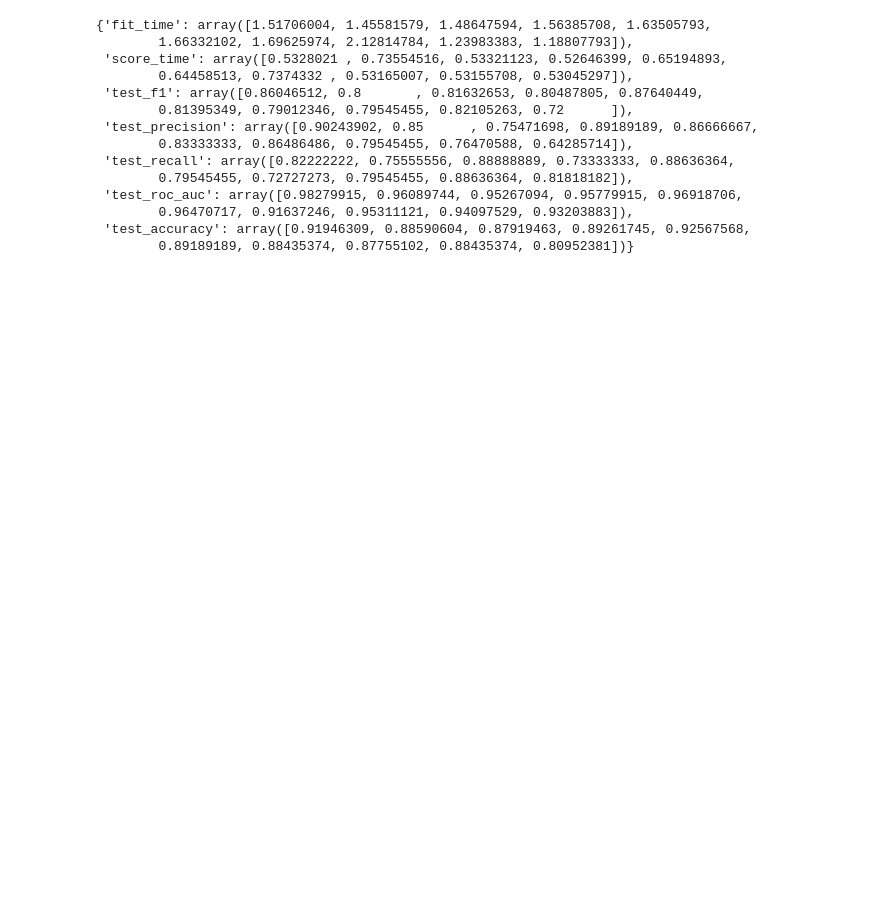
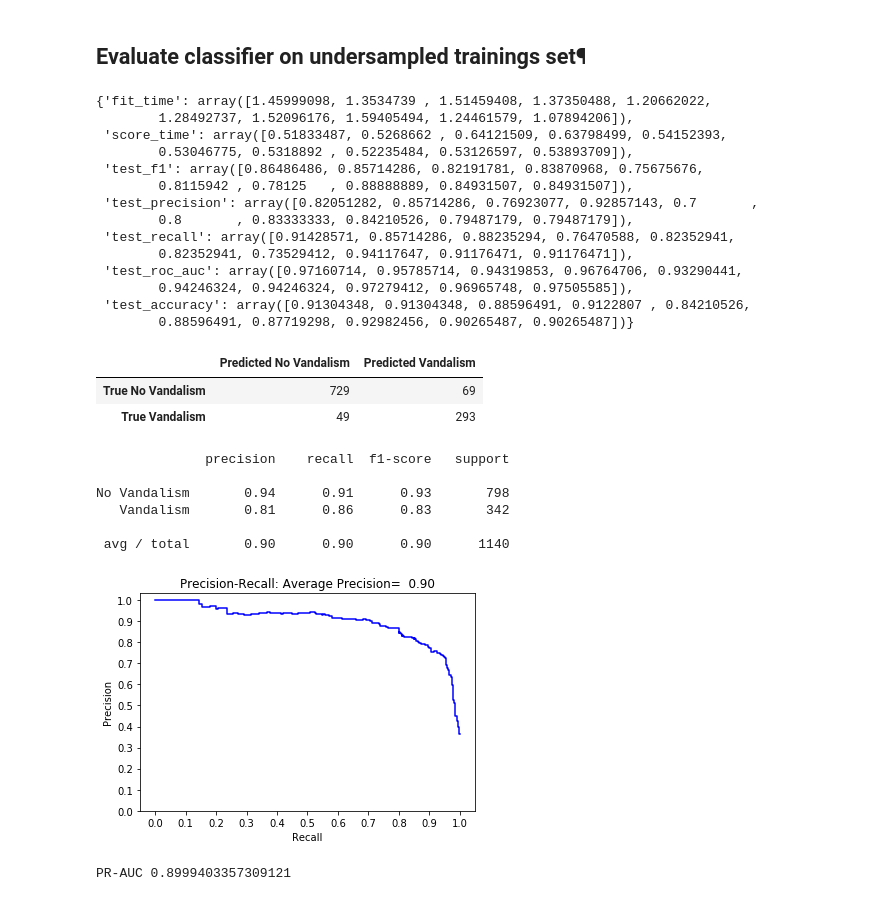
Before and after one commit to HPI-Information-Systems/wikipediatablevandalism, a Jupyter notebook: vandalism-classifier/notebook/single_label_classifier_evaluation.ipynb, the cells around one changed output. Drawn from its saved outputs; the diff is of its cells as text; code cells hidden in the pictures; blank space fills up the shorter version.

```diff
--- a/vandalism-classifier/notebook/single_label_classifier_evaluation.ipynb
+++ b/vandalism-classifier/notebook/single_label_classifier_evaluation.ipynb
@@ -17,20 +20,22 @@ features = '../data/features-total-80c4772.csv'
 preprocessor = Preprocessor(features, [Tags.BLANKING], BASELINE_FEATURE_COLUMNS, vandalism_sample_rate=0.3)
 output = preprocessor.run()
 clf = SingleLabelClassifier(output, 300)
+# %% [markdown]
+## Evaluate classifier on undersampled trainings set¶
 # %%
-clf.cross_validate()
+clf.train_cross_validate()
 # %% [output]
-{'fit_time': array([1.51706004, 1.45581579, 1.48647594, 1.56385708, 1.63505793,
-        1.66332102, 1.69625974, 2.12814784, 1.23983383, 1.18807793]),
- 'score_time': array([0.5328021 , 0.73554516, 0.53321123, 0.52646399, 0.65194893,
-        0.64458513, 0.7374332 , 0.53165007, 0.53155708, 0.53045297]),
- 'test_f1': array([0.86046512, 0.8       , 0.81632653, 0.80487805, 0.87640449,
-        0.81395349, 0.79012346, 0.79545455, 0.82105263, 0.72      ]),
- 'test_precision': array([0.90243902, 0.85      , 0.75471698, 0.89189189, 0.86666667,
-        0.83333333, 0.86486486, 0.79545455, 0.76470588, 0.64285714]),
- 'test_recall': array([0.82222222, 0.75555556, 0.88888889, 0.73333333, 0.88636364,
-        0.79545455, 0.72727273, 0.79545455, 0.88636364, 0.81818182]),
- 'test_roc_auc': array([0.98279915, 0.96089744, 0.95267094, 0.95779915, 0.96918706,
-        0.96470717, 0.91637246, 0.95311121, 0.94097529, 0.93203883]),
- 'test_accuracy': array([0.91946309, 0.88590604, 0.87919463, 0.89261745, 0.92567568,
-        0.89189189, 0.88435374, 0.87755102, 0.88435374, 0.80952381])}
+{'fit_time': array([1.45999098, 1.3534739 , 1.51459408, 1.37350488, 1.20662022,
+        1.28492737, 1.52096176, 1.59405494, 1.24461579, 1.07894206]),
+ 'score_time': array([0.51833487, 0.5268662 , 0.64121509, 0.63798499, 0.54152393,
+        0.53046775, 0.5318892 , 0.52235484, 0.53126597, 0.53893709]),
+ 'test_f1': array([0.86486486, 0.85714286, 0.82191781, 0.83870968, 0.75675676,
+        0.8115942 , 0.78125   , 0.88888889, 0.84931507, 0.84931507]),
+ 'test_precision': array([0.82051282, 0.85714286, 0.76923077, 0.92857143, 0.7       ,
+        0.8       , 0.83333333, 0.84210526, 0.79487179, 0.79487179]),
+ 'test_recall': array([0.91428571, 0.85714286, 0.88235294, 0.76470588, 0.82352941,
+        0.82352941, 0.73529412, 0.94117647, 0.91176471, 0.91176471]),
+ 'test_roc_auc': array([0.97160714, 0.95785714, 0.94319853, 0.96764706, 0.93290441,
+        0.94246324, 0.94246324, 0.97279412, 0.96965748, 0.97505585]),
+ 'test_accuracy': array([0.91304348, 0.91304348, 0.88596491, 0.9122807 , 0.84210526,
+        0.88596491, 0.87719298, 0.92982456, 0.90265487, 0.90265487])}
@@ -36,0 +45,24 @@ clf.cross_validate()
+# %%
+# Evaluate model parameters: Confusion matrix
+create_confusion_matrix(y_train, y_train_predict)
+# %% [output]
+|  | Predicted No Vandalism | Predicted Vandalism |
+| True No Vandalism | 729 | 69 |
+| True Vandalism | 49 | 293 |
+# %%
+# Evaluate model parameters: Classification report
+print(create_classification_report(y_train, y_train_predict))
+# %% [output]
+              precision    recall  f1-score   support
+
+No Vandalism       0.94      0.91      0.93       798
+   Vandalism       0.81      0.86      0.83       342
+
+ avg / total       0.90      0.90      0.90      1140
+# %%
+plt, pr_auc = create_precision_recall_graph(y_train, y_train_predict_proba[:,1])
+plt.show()
+print("PR-AUC", pr_auc)
+# %% [output]
+[figure, added]
+PR-AUC 0.8999403357309121
```
Also changed, not shown: parts of 20 cells of this notebook, 3 other files.
